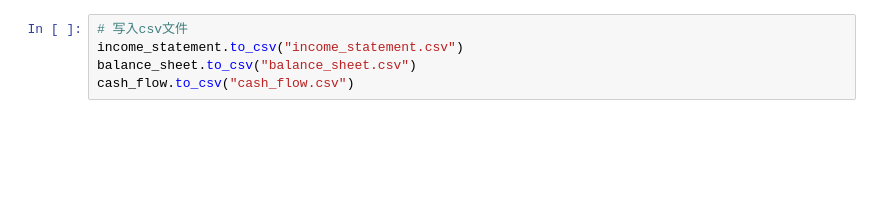
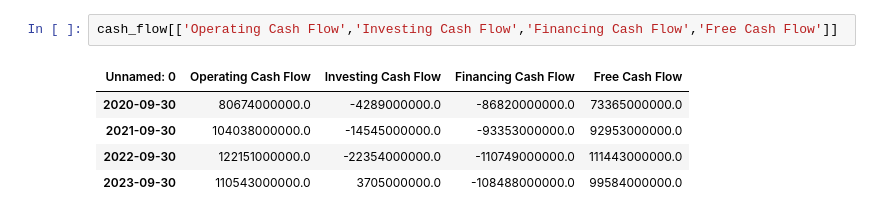
Before and after one commit to xcRRRRt/Data-Visualization, a Jupyter notebook: 考试五/考试五.ipynb, the cells around one changed output. Cells and saved outputs as stored; diff of their text form; blank space fills up the shorter version.

```diff
--- a/考试五/考试五.ipynb
+++ b/考试五/考试五.ipynb
@@ -90,5 +342,8 @@ cash_flow
-# %%
-# 写入csv文件
-income_statement.to_csv("income_statement.csv")
-balance_sheet.to_csv("balance_sheet.csv")
-cash_flow.to_csv("cash_flow.csv")
+# %%
+cash_flow[['Operating Cash Flow','Investing Cash Flow','Financing Cash Flow','Free Cash Flow']]
+# %% [output]
+| Unnamed: 0 | Operating Cash Flow | Investing Cash Flow | Financing Cash Flow | Free Cash Flow |
+| 2020-09-30 | 80674000000.0 | -4289000000.0 | -86820000000.0 | 73365000000.0 |
+| 2021-09-30 | 104038000000.0 | -14545000000.0 | -93353000000.0 | 92953000000.0 |
+| 2022-09-30 | 122151000000.0 | -22354000000.0 | -110749000000.0 | 111443000000.0 |
+| 2023-09-30 | 110543000000.0 | 3705000000.0 | -108488000000.0 | 99584000000.0 |
```
Also changed, not shown: parts of 18 cells of this notebook, 3 other files.
